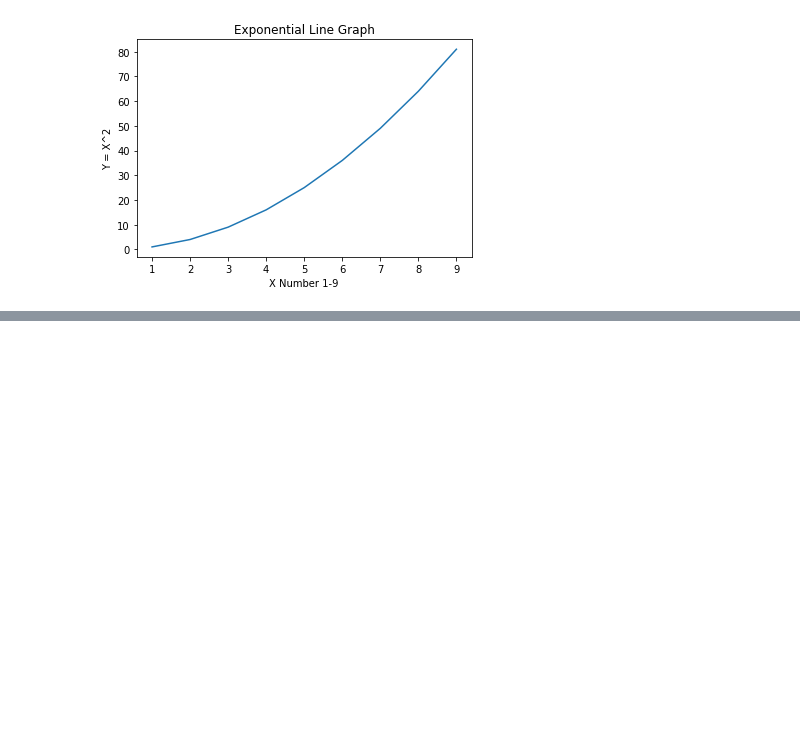
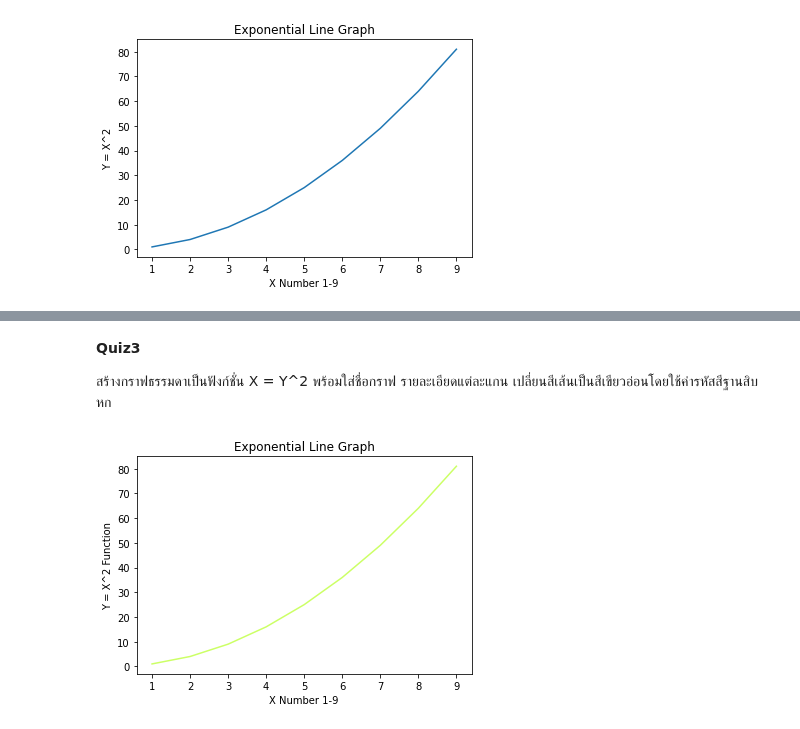
Before and after one commit to deen666/Homework_DataCamp2, a Jupyter notebook: Matplotlib/Matplotlib.ipynb, the cells around one changed output, grey strips where cells are left out. Cells and saved outputs as stored; diff of their text form; code cells hidden in the pictures; blank space fills up the shorter version.

```diff
--- a/Matplotlib/Matplotlib.ipynb
+++ b/Matplotlib/Matplotlib.ipynb
@@ -21,0 +37,16 @@ plt.show()
+# %% [markdown]
+**Quiz3**
+
+สร้างกราฟธรรมดาเป็นฟังก์ชั่น X = Y^2 พร้อมใส่ชื่อกราฟ รายละเอียดแต่ละแกน เปลี่ยนสีเส้นเป็นสีเขียวอ่อนโดยใช้ค่ารหัสสีฐานสิบหก
+# %%
+#Quiz3
+x = np.arange(1,10)
+x = np.array(x)
+y = x**2
+plt.plot(x,y,c = '#CCFF66')
+plt.xlabel('X Number 1-9')
+plt.ylabel('Y = X^2 Function')
+plt.title("Exponential Line Graph")
+plt.show()
+# %% [output]
+[figure, added]
```
Also changed, not shown: parts of 3 cells of this notebook.
